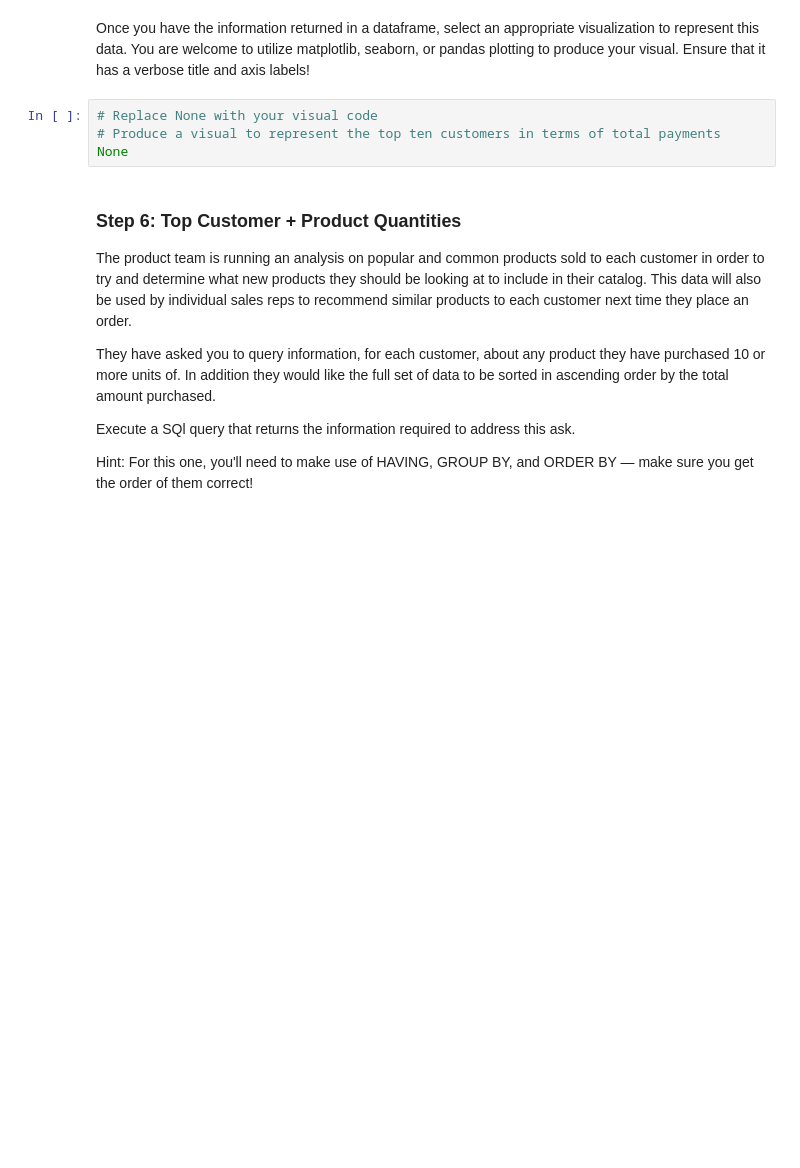
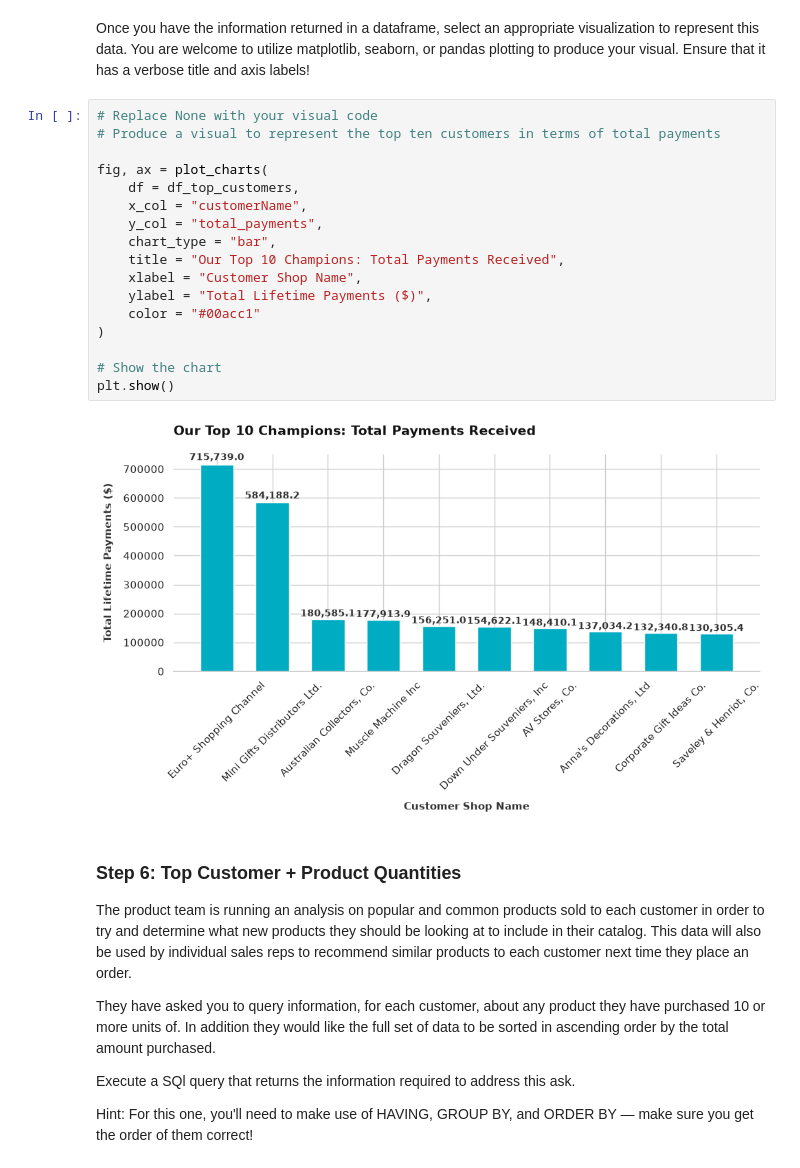
Before and after one commit to oliverkiplagat/dsc-sql-summative-lab, a Jupyter notebook: SQLSummativeLab.ipynb, the cells around one changed output. Drawn from its saved outputs; the diff is of its cells as text; blank space fills up the shorter version.

Commit message:
Plot top 10 customers by total lifetime payments

```diff
--- a/SQLSummativeLab.ipynb
+++ b/SQLSummativeLab.ipynb
@@ -437,7 +437,22 @@ Once you have the information returned in a dataframe, select an appropriate vis
 # %%
 # Replace None with your visual code
 # Produce a visual to represent the top ten customers in terms of total payments
-None
+
+fig, ax = plot_charts(
+    df = df_top_customers,
+    x_col = "customerName",
+    y_col = "total_payments",
+    chart_type = "bar",
+    title = "Our Top 10 Champions: Total Payments Received",
+    xlabel = "Customer Shop Name",
+    ylabel = "Total Lifetime Payments ($)",
+    color = "#00acc1"
+)
+
+# Show the chart
+plt.show()
+# %% [output]
+[figure, added]
 # %% [markdown]
 ### Step 6: Top Customer + Product Quantities
 The product team is running an analysis on popular and common products sold to each customer in order to try and determine what new products they should be looking at to include in their catalog. This data will also be used by individual sales reps to recommend similar products to each customer next time they place an order.
```
